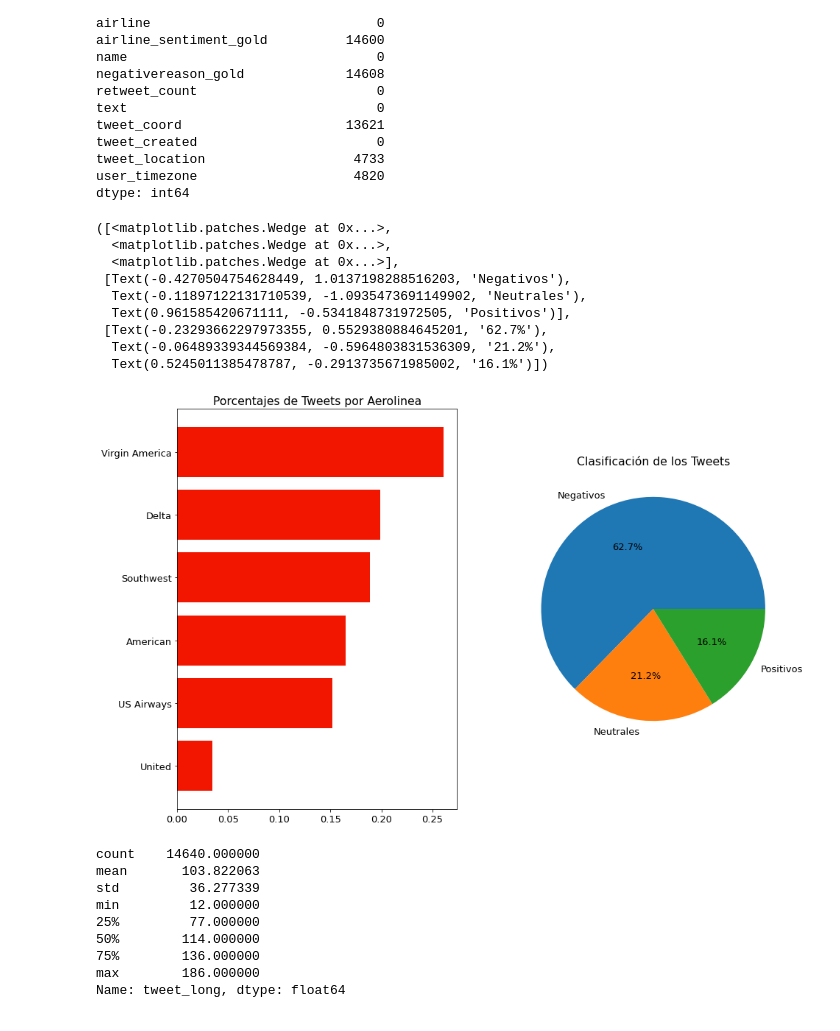
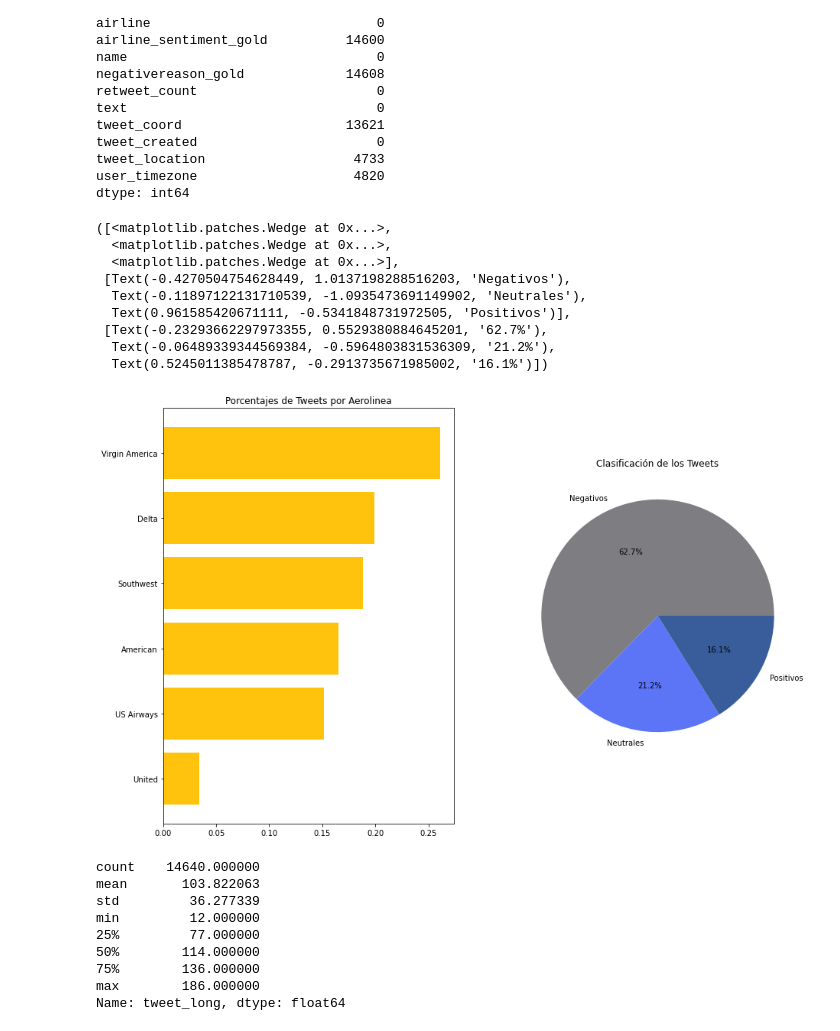
Before and after one commit to astach-DS/Tweets-Sentiment-Classification, a Jupyter notebook: Tweets.ipynb, the cells around one changed output. Cells and saved outputs as stored; diff of their text form; code cells hidden in the pictures.

```diff
--- a/Tweets.ipynb
+++ b/Tweets.ipynb
@@ -63,21 +74,21 @@ dtype: int64
 # %%
 fig,ax = plt.subplots(1,2,figsize=(15,10))
 ax = ax.ravel()
 ax[0].set_title("Porcentajes de Tweets por Aerolinea")
 ax[1].set_title("Clasificación de los Tweets")
 ax[0].barh(data['airline'].value_counts(normalize = True).index,data['airline'].value_counts(normalize = True,ascending=True).values, color = random_colors(1))
-ax[1].pie(data['airline_sentiment'].value_counts(normalize=True),shadow=False,labels=['Negativos','Neutrales','Positivos'],autopct='%1.1f%%')
+ax[1].pie(data['airline_sentiment'].value_counts(normalize=True),shadow=False,labels=['Negativos','Neutrales','Positivos'],autopct='%1.1f%%',colors = random_colors(3) )
 # %% [output]
 ([<matplotlib.patches.Wedge at 0x...>,
   <matplotlib.patches.Wedge at 0x...>,
   <matplotlib.patches.Wedge at 0x...>],
  [Text(-0.4270504754628449, 1.0137198288516203, 'Negativos'),
   Text(-0.11897122131710539, -1.0935473691149902, 'Neutrales'),
   Text(0.961585420671111, -0.5341848731972505, 'Positivos')],
  [Text(-0.23293662297973355, 0.5529380884645201, '62.7%'),
   Text(-0.06489339344569384, -0.5964803831536309, '21.2%'),
   Text(0.5245011385478787, -0.2913735671985002, '16.1%')])
-[figure, old version]
+[figure, new version]
 # %%
 data['tweet_long'] = data['text'].apply(lambda x : len(x))
 data['tweet_long'].describe()
```
Also changed, not shown: parts of 38 cells of this notebook.
